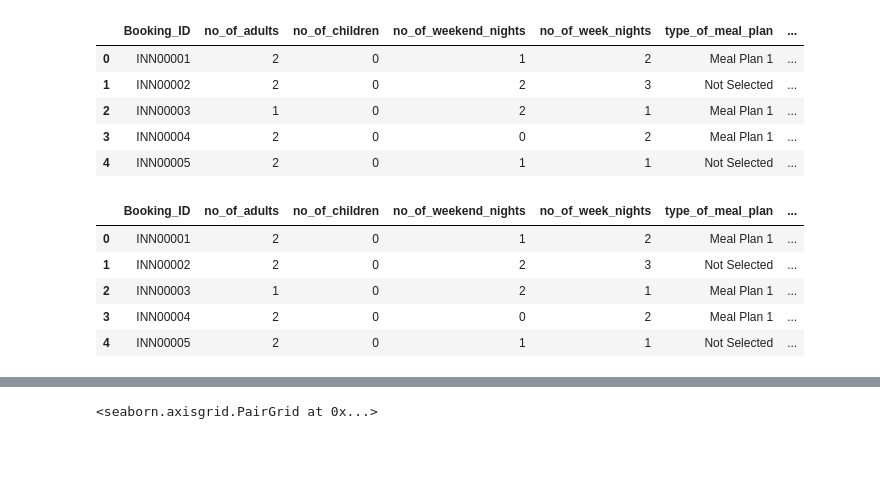
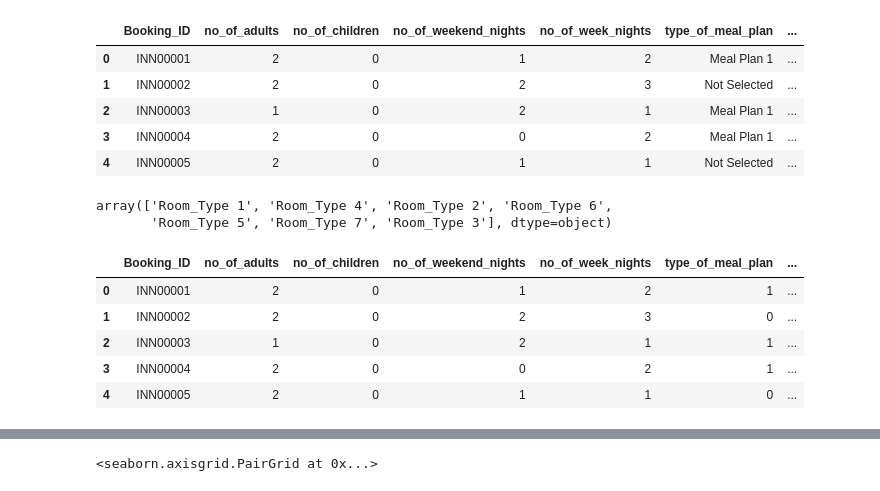
Before and after one commit to vicky-playground/Machine-Learning, a Jupyter notebook: Cancellation (1).ipynb, the cells around one changed output, grey strips where cells are left out. Cells and saved outputs as stored; diff of their text form; code cells hidden in the pictures; blank space fills up the shorter version.

```diff
--- a/Cancellation (1).ipynb
+++ b/Cancellation (1).ipynb
@@ -101,14 +74,22 @@ df.head()
 | 2 | INN00003 | 1 | 0 | 2 | 1 | Meal Plan 1 | ... |
 | 3 | INN00004 | 2 | 0 | 0 | 2 | Meal Plan 1 | ... |
 | 4 | INN00005 | 2 | 0 | 1 | 1 | Not Selected | ... |
+# %%
+df['room_type_reserved'].unique()
+# %% [output]
+array(['Room_Type 1', 'Room_Type 4', 'Room_Type 2', 'Room_Type 6',
+       'Room_Type 5', 'Room_Type 7', 'Room_Type 3'], dtype=object)
 # %%
 # change the 'booking_status' from string type to integer type (binary value)
 df['booking_status'] = df['booking_status'].replace({'Canceled': 1, 'Not_Canceled': 0})
+df['type_of_meal_plan'] = df['type_of_meal_plan'].replace({'Meal Plan 1': 1, 'Meal Plan 2': 2, 'Meal Plan 3':3, 'Not Selected':0})
+df['room_type_reserved'] = df['room_type_reserved'].replace({'Room_Type 1':1, 'Room_Type 4':4, 'Room_Type 2':2, 'Room_Type 6':6,
+       'Room_Type 5':5, 'Room_Type 7':7, 'Room_Type 3':3 })
 df.head()
 # %% [output]
 |  | Booking_ID | no_of_adults | no_of_children | no_of_weekend_nights | no_of_week_nights | type_of_meal_plan | ... |
-| 0 | INN00001 | 2 | 0 | 1 | 2 | Meal Plan 1 | ... |
-| 1 | INN00002 | 2 | 0 | 2 | 3 | Not Selected | ... |
-| 2 | INN00003 | 1 | 0 | 2 | 1 | Meal Plan 1 | ... |
-| 3 | INN00004 | 2 | 0 | 0 | 2 | Meal Plan 1 | ... |
-| 4 | INN00005 | 2 | 0 | 1 | 1 | Not Selected | ... |
+| 0 | INN00001 | 2 | 0 | 1 | 2 | 1 | ... |
+| 1 | INN00002 | 2 | 0 | 2 | 3 | 0 | ... |
+| 2 | INN00003 | 1 | 0 | 2 | 1 | 1 | ... |
+| 3 | INN00004 | 2 | 0 | 0 | 2 | 1 | ... |
+| 4 | INN00005 | 2 | 0 | 1 | 1 | 0 | ... |
```
Also changed, not shown: parts of 44 cells of this notebook.
